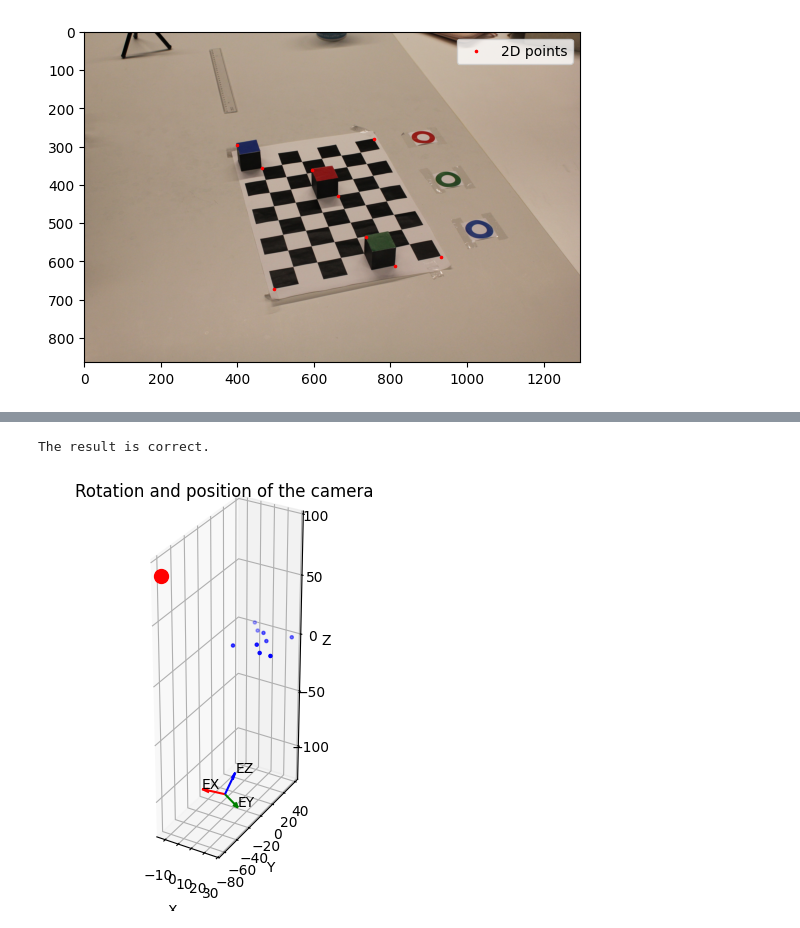
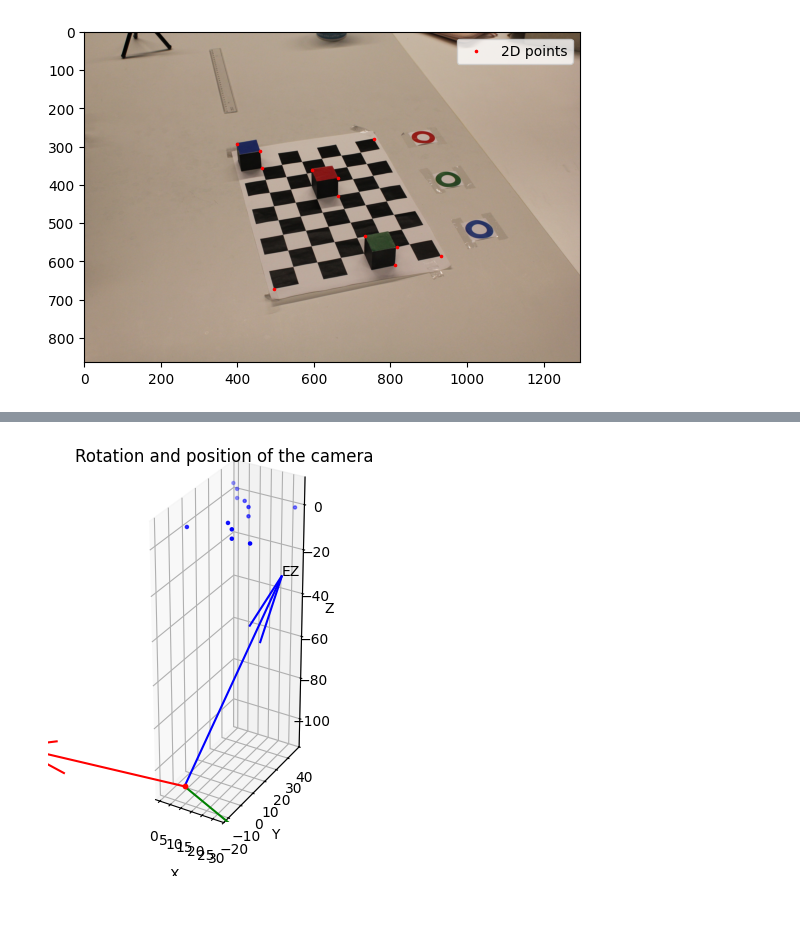
Before and after one commit to imveikka/3DCV_project, a Jupyter notebook: testing.ipynb, the cells around one changed output, grey strips where cells are left out. Cells and saved outputs as stored; diff of their text form; code cells hidden in the pictures.

Commit message:
calibrate somewhat done

```diff
--- a/testing.ipynb
+++ b/testing.ipynb
@@ -27,7 +46,7 @@ def select_points(img):
     img = cv.cvtColor(img, cv.COLOR_BGR2RGB)
 
     # load reference
-    reference = load_img("./data/points_reference.png")
+    reference = load_img("./data/CALIB_ALEX_VEIKKA_SETUP.jpg")
     reference = np.array(reference)
     reference = cv.cvtColor(reference, cv.COLOR_BGR2RGB)
     # clip reference
@@ -36,13 +55,13 @@ def select_points(img):
     reference = reference[:, :650]
 
     img = np.concat((img, reference), 1)
-
     def click_event(event, x, y, flags, param):
         nonlocal points
         if event == cv.EVENT_LBUTTONDOWN:
             cv.circle(param, (x, y), 4, (255, 0, 255), -1)
             cv.imshow("Image", param)
             points.append((x, y))
+
 
     cv.imshow("Image", img)
     cv.setMouseCallback("Image", click_event, img)
@@ -58,21 +77,11 @@ def select_points(img):
     cv.destroyAllWindows()
 
     return np.stack(points)
-
-#points = select_points(img)
+if os.path.exists("./data/2d_points_12.npy"):
+    points_2d = np.load("./data/2d_points_12.npy")
+else:
+    points_2d = select_points(img)
+    np.save("./data/2d_points_12.npy", points_2d)
-# %%
-points_3d = pd.read_csv("./data/3d_points.csv", index_col=0)
-description = points_3d.columns[0]
-points_3d = points_3d.values[:, 1:].astype(np.float32)
-points_2d = np.array([[497,673],
-                      [399, 295],
-                      [465, 357],
-                      [595, 361],
-                      [664, 430],
-                      [735, 535],
-                      [813, 611],
-                      [758, 280],
-                      [932, 588]])
 # %%
 plt.imshow(img)
 plt.scatter(points_2d[:, 0], points_2d[:, 1], color='red', marker='.', s=10, label='2D points')
@@ -134,5 +211,5 @@ def calibrate(points2d, points3d, normalize=False):
 # %%
-m = calibrate(points_2d, points_3d, normalize=True)
+m = calibrate(points_2d, points_3d)
 points_3d_hom = np.hstack((points_3d, np.ones((points_3d.shape[0], 1))))
 points_2d_calibrated = (m @ points_3d_hom.T).T
 points_2d_calibrated = points_2d_calibrated[:, :2] / points_2d_calibrated[:, 2].reshape(
@@ -150,7 +227,7 @@ plt.show()
 def plot_frame(ax, T, name=""):
     """Function that plots the world frames"""
     # Origin
-    l = 20
+    l = 100
     ax.quiver(T[0, 3], T[1, 3], T[2, 3], T[0, 0], T[1, 0], T[2, 0], color="r", length=l)
     ax.quiver(T[0, 3], T[1, 3], T[2, 3], T[0, 1], T[1, 1], T[2, 1], color="g", length=l)
     ax.quiver(T[0, 3], T[1, 3], T[2, 3], T[0, 2], T[1, 2], T[2, 2], color="b", length=l)
@@ -202,27 +277,21 @@ M = m  # use the matrix created in Task 1
 K, R, C = decompose_projection(M)
 
 M_reconstructed = K @ R @ np.hstack([np.eye(3), -C])
-
-print(
-    f"The result is {'correct.' if np.allclose(M, M_reconstructed) else '🚨NOT CORRECT🚨!'}"
-)
-# %% [output]
-The result is correct.
 # %%
 fig = plt.figure(figsize=(10, 5))
 extrinsic_params = np.hstack([R, -R @ C])
 
 ax1 = fig.add_subplot(121, projection="3d")
 ax1.set_title("Rotation and position of the camera")
 ax1.grid(True)
 
 plot_frame(ax1, extrinsic_params, "E")
 plot_projection(points_3d, ax=ax1)
 ax1.set_xlabel("X")
 ax1.set_ylabel("Y")
 ax1.set_zlabel("Z")
-ax1.scatter(C[0], C[1], C[2], color="red", marker="o", s=100, label="Camera position")
+ax1.scatter(*-R@C, color="red", marker="o", s=10, label="Camera position")
 
 plt.show()
 # %% [output]
-[figure, old version]
+[figure, new version]
```
Also changed, not shown: parts of 6 cells of this notebook, 1 other file.
